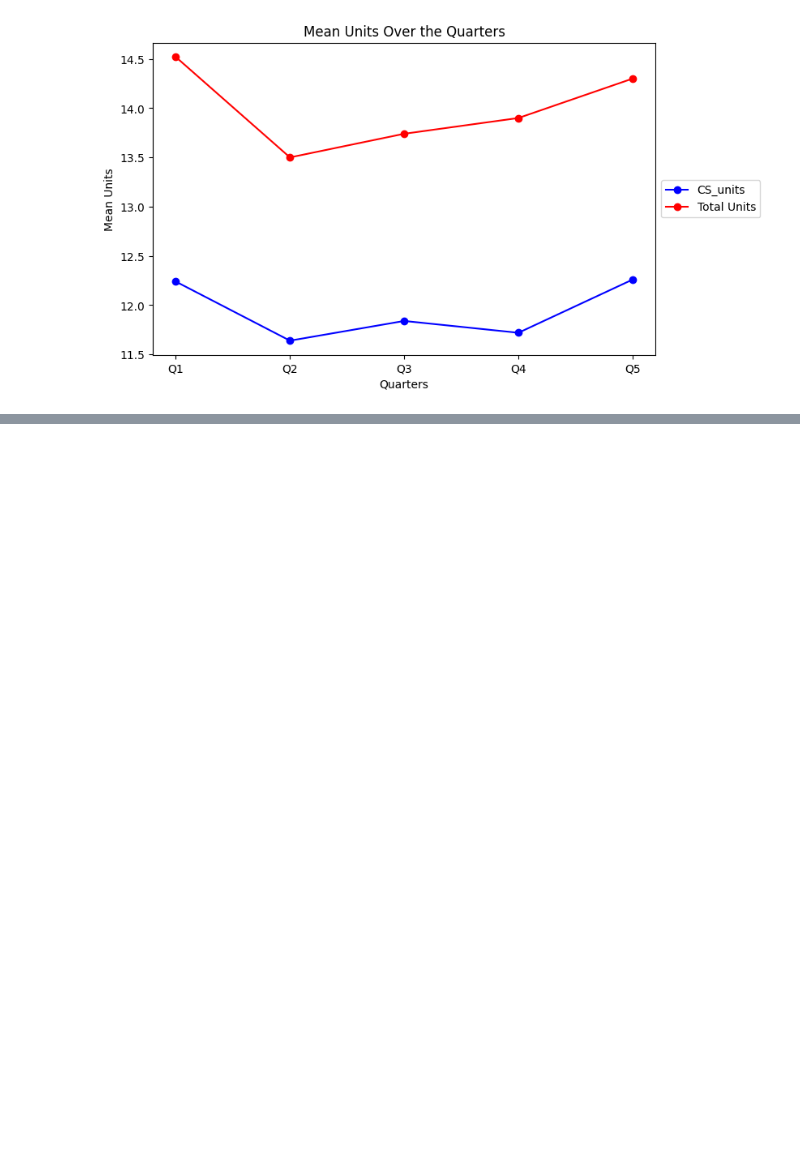
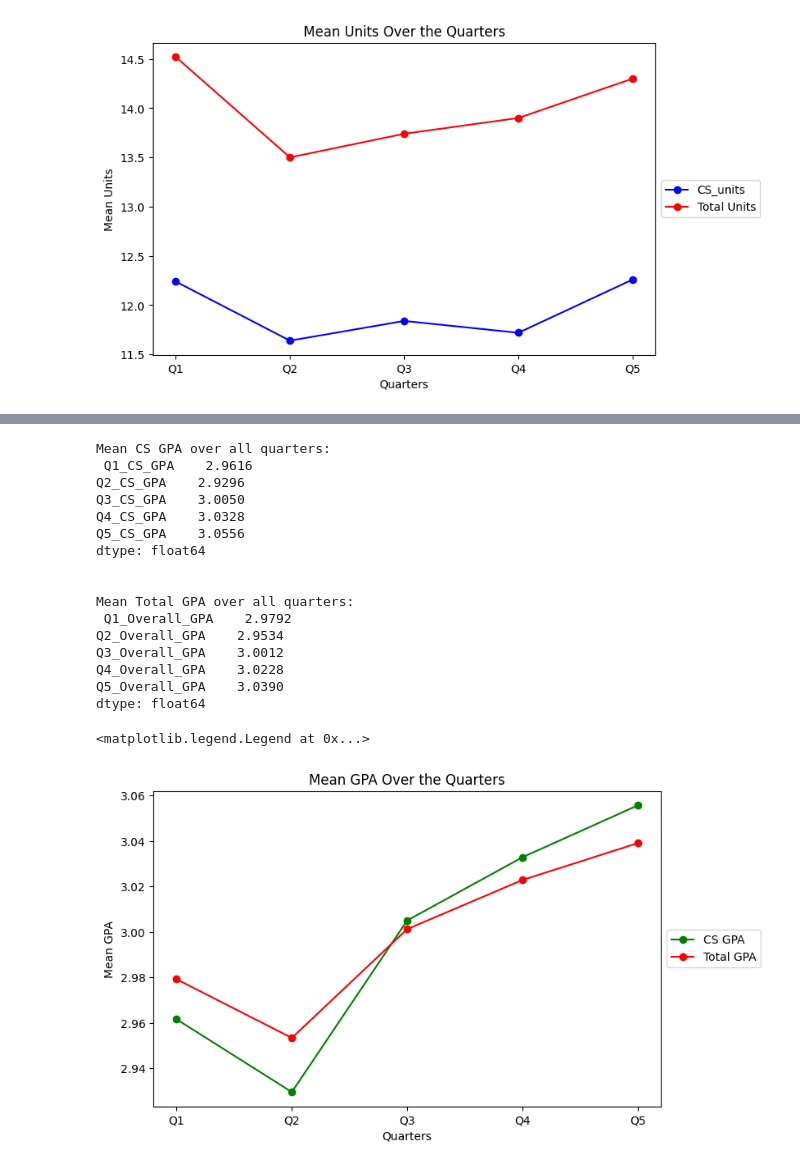
Before and after one commit to atri5/Luplab-data-exploration, a Jupyter notebook: exploration.ipynb, the cells around one changed output, grey strips where cells are left out. Saved outputs shown, nothing was run; the diff lists cells and outputs as text; code cells hidden in the pictures; blank space fills up the shorter version.

Commit message:
discussed mean GPA graph

```diff
--- a/exploration.ipynb
+++ b/exploration.ipynb
@@ -98,0 +101,41 @@ Analysis:
+# %%
+#Now, we can cross reference the above graph with the trend in GPAs for both CS related courses versus cumulative course GPA.
+
+mean_cs_gpa = df[['Q1_CS_GPA', 'Q2_CS_GPA', 'Q3_CS_GPA', 'Q4_CS_GPA', 'Q5_CS_GPA']].mean()
+
+print("Mean CS GPA over all quarters:\n", mean_cs_gpa)
+print('\n')
+
+mean_tot_gpa = df[['Q1_Overall_GPA', 'Q2_Overall_GPA', 'Q3_Overall_GPA', 'Q4_Overall_GPA', 'Q5_Overall_GPA']].mean()
+print("Mean Total GPA over all quarters:\n", mean_tot_gpa)
+
+
+#We can now compare these trends to the original graph:
+quarters = ['Q1', 'Q2', 'Q3', 'Q4', 'Q5']
+plt.figure(figsize=(8, 5))
+plt.plot(quarters, mean_cs_gpa.values, marker='o', linestyle='-', color='g', label = 'CS GPA')
+plt.plot(quarters, mean_tot_gpa.values, marker='o', linestyle='-', color='r', label = 'Total GPA')
+
+plt.title('Mean GPA Over the Quarters')
+plt.xlabel('Quarters')
+plt.ylabel('Mean GPA')
+plt.legend(loc='center left', bbox_to_anchor=(1, 0.5))
+# %% [output]
+Mean CS GPA over all quarters:
+ Q1_CS_GPA    2.9616
+Q2_CS_GPA    2.9296
+Q3_CS_GPA    3.0050
+Q4_CS_GPA    3.0328
+Q5_CS_GPA    3.0556
+dtype: float64
+
+
+Mean Total GPA over all quarters:
+ Q1_Overall_GPA    2.9792
+Q2_Overall_GPA    2.9534
+Q3_Overall_GPA    3.0012
+Q4_Overall_GPA    3.0228
+Q5_Overall_GPA    3.0390
+dtype: float64
+<matplotlib.legend.Legend at 0x...>
+[figure, added]
```
Also changed, not shown: parts of 2 cells of this notebook.
